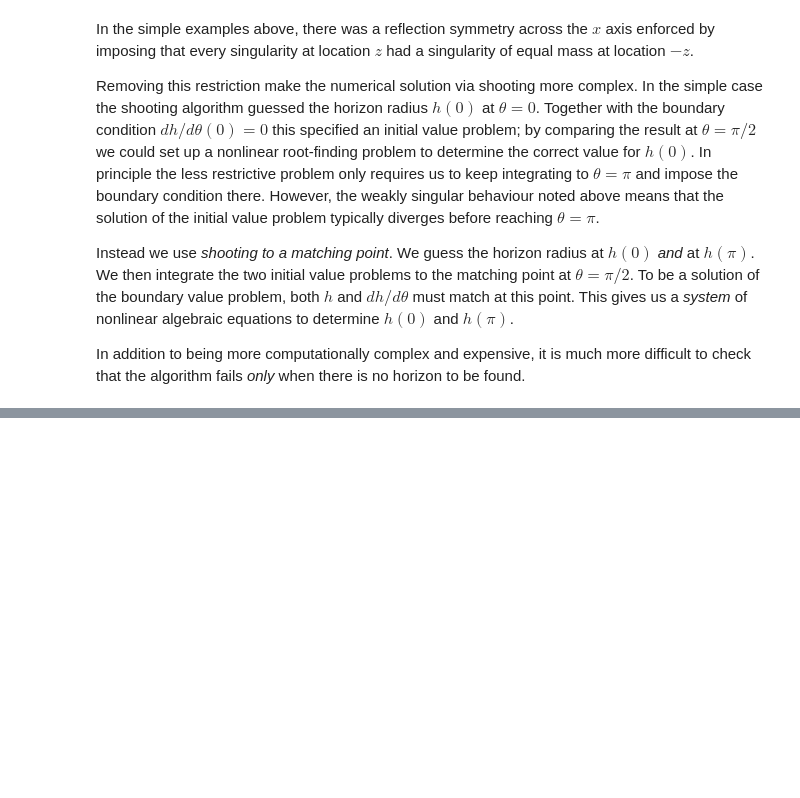
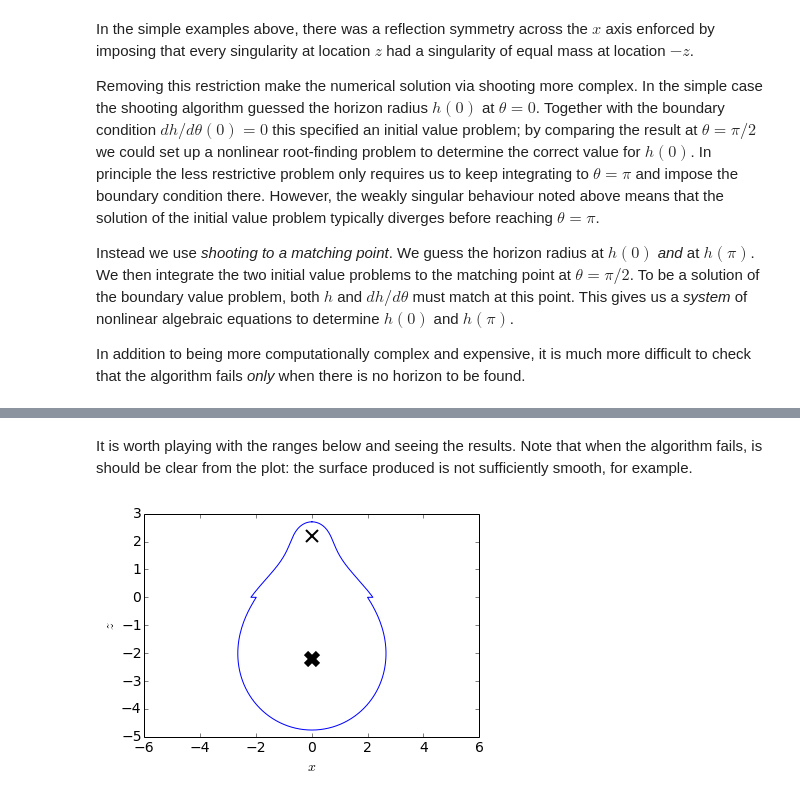
Before and after one commit to IanHawke/findhorizon, a Jupyter notebook: Black Hole Interaction.ipynb, the cells around one changed output, grey strips where cells are left out. Saved outputs shown, nothing was run; the diff lists cells and outputs as text; code cells hidden in the pictures; blank space fills up the shorter version.

```diff
--- a/Black Hole Interaction.ipynb
+++ b/Black Hole Interaction.ipynb
@@ -120,0 +116,7 @@ findhorizon.SolvePlotASymmetric([-4.2, 0.5], [6.0, 1.0])
+# %% [markdown]
+It is worth playing with the ranges below and seeing the results. Note that when the algorithm fails, is should be clear from the plot: the surface produced is not sufficiently smooth, for example.
+# %%
+w=interactive(findhorizon.SolvePlotBinary, z=FloatSliderWidget(min=0.0, max=3.5, value=1.0), mass1=FloatSliderWidget(min=1.0, max=10.0, value=6.0), mass2=FloatSliderWidget(min=1.0, max=10.0, value=1.0))
+display(w)
+# %% [output]
+[figure, added]
```
Also changed, not shown: parts of 2 cells of this notebook, 1 other file.
